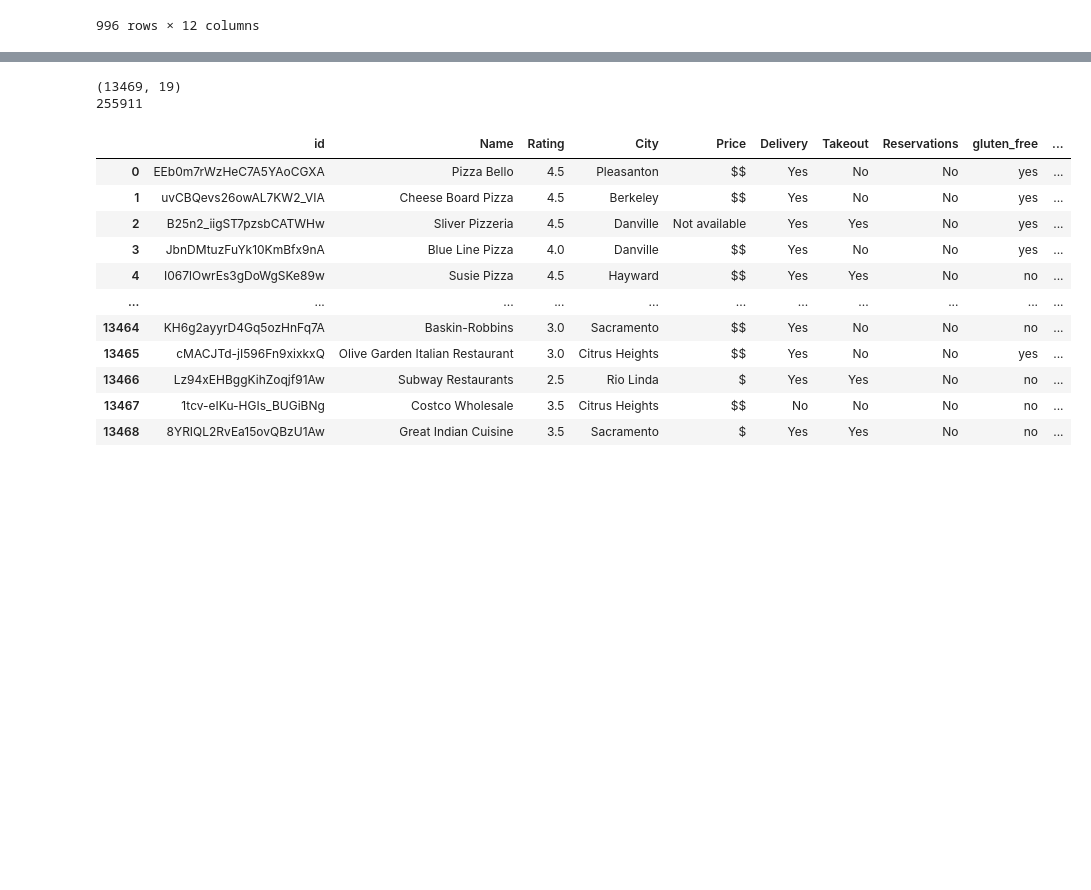
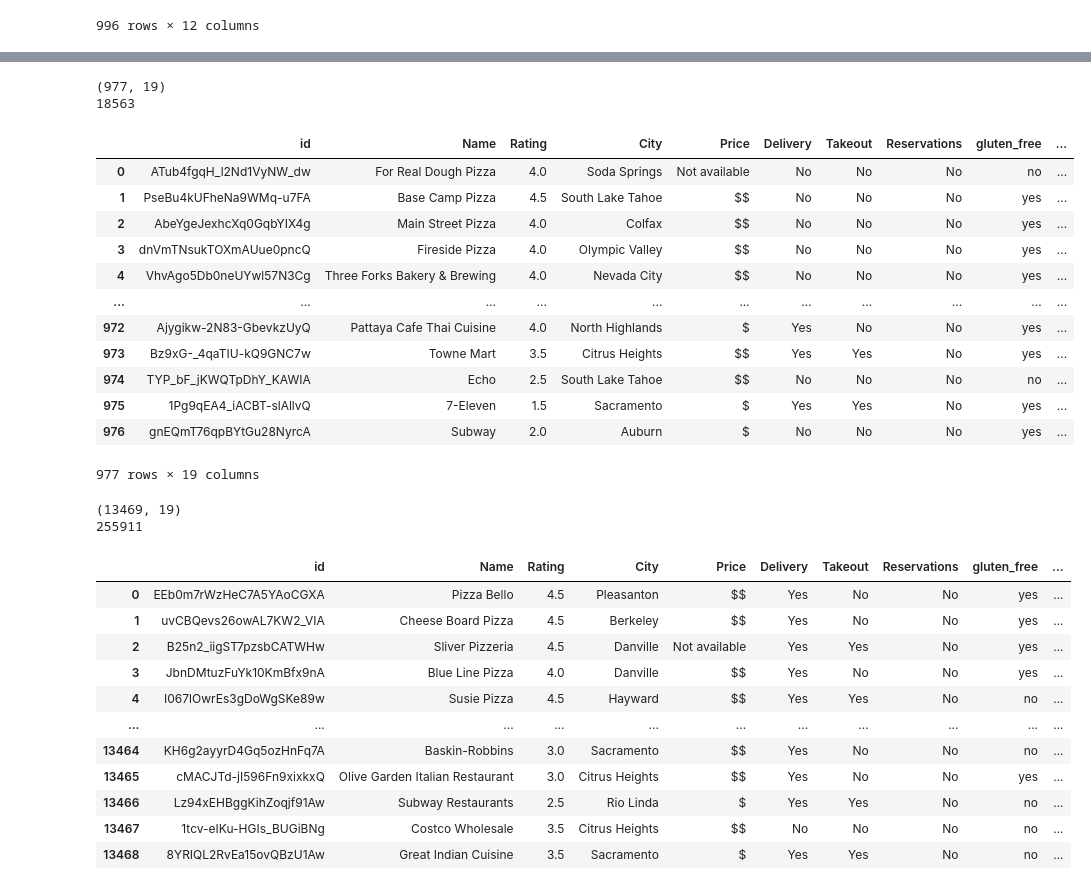
Before and after one commit to davidholo2/pizza-project-HIT, a Jupyter notebook: PIZZA PROJECT.ipynb, the cells around one changed output, grey strips where cells are left out. Cells and saved outputs as stored; diff of their text form; code cells hidden in the pictures; blank space fills up the shorter version.

```diff
--- a/PIZZA PROJECT.ipynb
+++ b/PIZZA PROJECT.ipynb
@@ -718,3 +707,28 @@ df
+# %%
+# Load the CSV file into a DataFrame
+df = pd.read_csv("Nevada_merged_data.csv", encoding="Windows-1252")
+
+num_rows, num_cols = df.shape
+# Print the DataFrame
+print(df.shape)
+print(num_rows * num_cols)
+df
+# %% [output]
+(977, 19)
+18563
+|  | id | Name | Rating | City | Price | Delivery | Takeout | Reservations | gluten_free | ... |
+| 0 | ATub4fgqH_l2Nd1VyNW_dw | For Real Dough Pizza | 4.0 | Soda Springs | Not available | No | No | No | no | ... |
+| 1 | PseBu4kUFheNa9WMq-u7FA | Base Camp Pizza | 4.5 | South Lake Tahoe | $$ | No | No | No | yes | ... |
+| 2 | AbeYgeJexhcXq0GqbYIX4g | Main Street Pizza | 4.0 | Colfax | $$ | No | No | No | yes | ... |
+| 3 | dnVmTNsukTOXmAUue0pncQ | Fireside Pizza | 4.0 | Olympic Valley | $$ | No | No | No | yes | ... |
+| 4 | VhvAgo5Db0neUYwl57N3Cg | Three Forks Bakery & Brewing | 4.0 | Nevada City | $$ | No | No | No | yes | ... |
+| ... | ... | ... | ... | ... | ... | ... | ... | ... | ... | ... |
+| 972 | Ajygikw-2N83-GbevkzUyQ | Pattaya Cafe Thai Cuisine | 4.0 | North Highlands | $ | Yes | No | No | yes | ... |
+| 973 | Bz9xG-_4qaTIU-kQ9GNC7w | Towne Mart | 3.5 | Citrus Heights | $$ | Yes | Yes | No | yes | ... |
+| 974 | TYP_bF_jKWQTpDhY_KAWIA | Echo | 2.5 | South Lake Tahoe | $$ | No | No | No | no | ... |
+| 975 | 1Pg9qEA4_iACBT-slAllvQ | 7-Eleven | 1.5 | Sacramento | $ | Yes | Yes | No | yes | ... |
+| 976 | gnEQmT76qpBYtGu28NyrcA | Subway | 2.0 | Auburn | $ | No | No | No | yes | ... |
+977 rows × 19 columns
 # %%
 # set the path to the directory containing the csv files
 path = r'C:\Users\david\pizza project'
```
Also changed, not shown: parts of 15 cells of this notebook, 1 other file.
